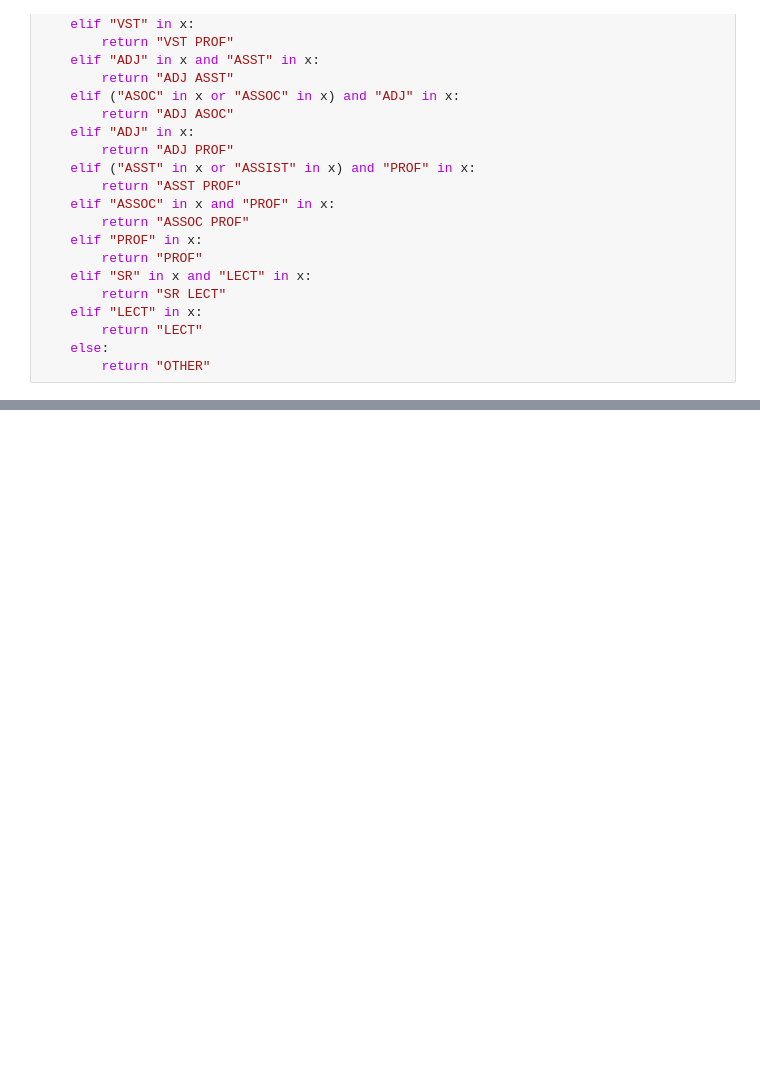
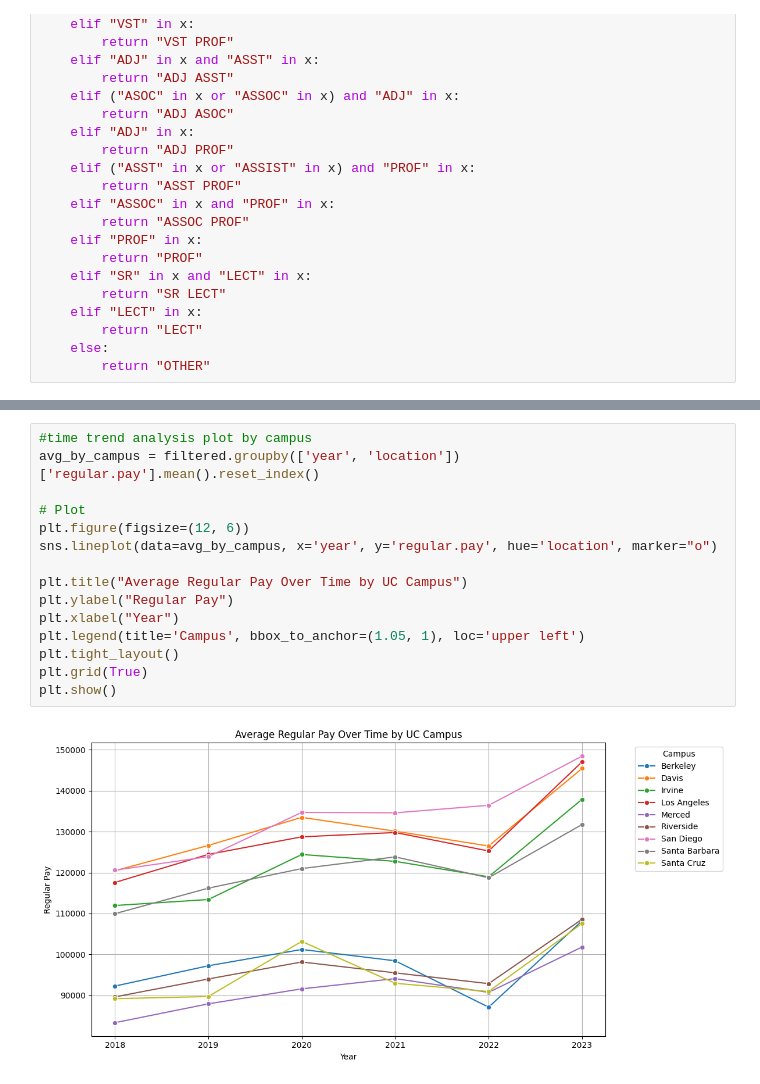
Before and after one commit to nilsberzins/stat-405-final, a Jupyter notebook: EDA405.ipynb, the cells around one changed output, grey strips where cells are left out. Drawn from its saved outputs; the diff is of its cells as text; blank space fills up the shorter version.

```diff
--- a/EDA405.ipynb
+++ b/EDA405.ipynb
@@ -260,0 +206,17 @@ avg_salary
+# %%
+#time trend analysis plot by campus
+avg_by_campus = filtered.groupby(['year', 'location'])['regular.pay'].mean().reset_index()
+
+# Plot
+plt.figure(figsize=(12, 6))
+sns.lineplot(data=avg_by_campus, x='year', y='regular.pay', hue='location', marker="o")
+
+plt.title("Average Regular Pay Over Time by UC Campus")
+plt.ylabel("Regular Pay")
+plt.xlabel("Year")
+plt.legend(title='Campus', bbox_to_anchor=(1.05, 1), loc='upper left')
+plt.tight_layout()
+plt.grid(True)
+plt.show()
+# %% [output]
+[figure, added]
```
Also changed, not shown: parts of 27 cells of this notebook.
